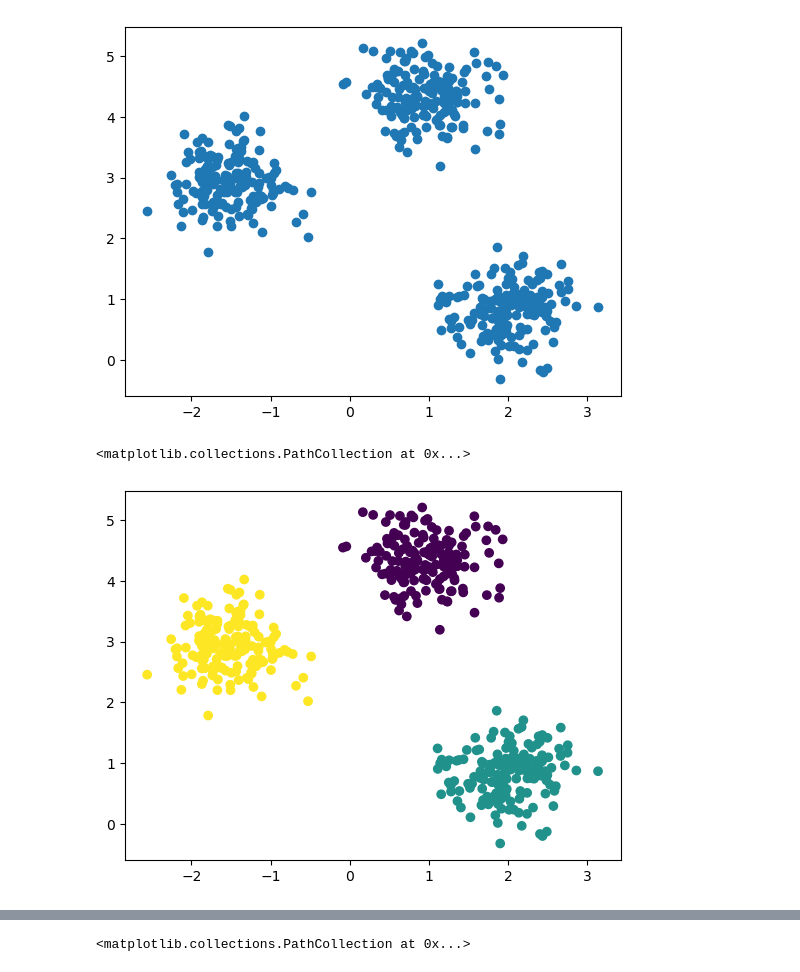
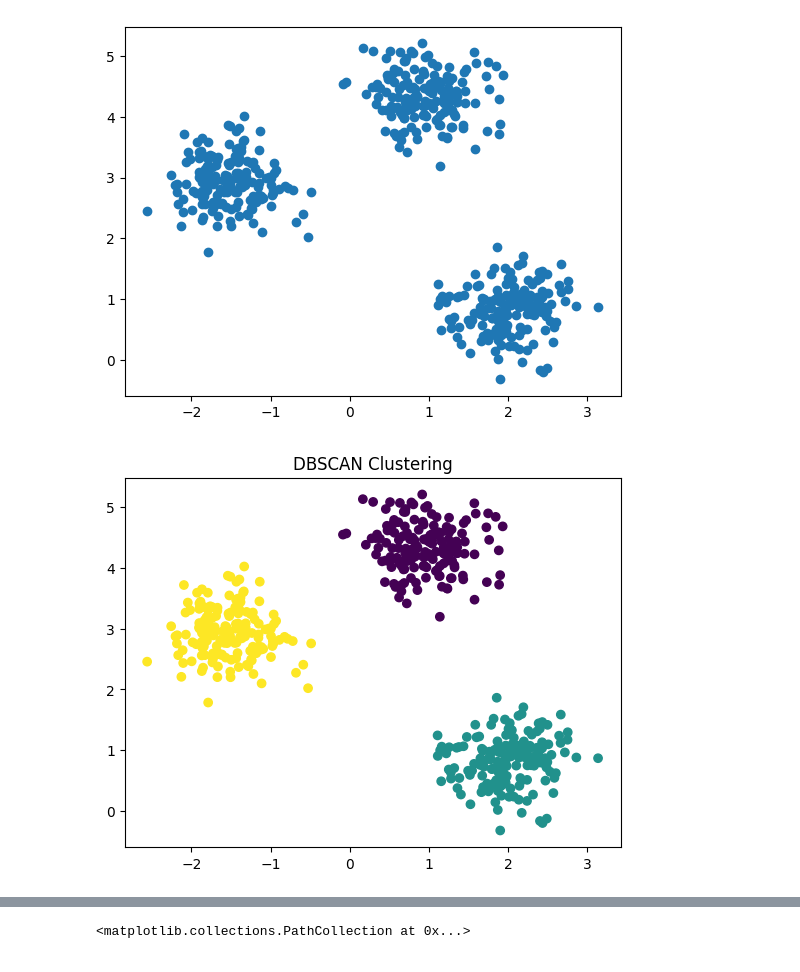
Before and after one commit to Aamiruem/5-mintes-Fullstack-Data-Science-and-AI, a Jupyter notebook: Lecture12/Session 12/20)Outliers.ipynb, the cells around one changed output, grey strips where cells are left out. Cells and saved outputs as stored; diff of their text form; code cells hidden in the pictures.

```diff
--- a/Lecture12/Session 12/20)Outliers.ipynb
+++ b/Lecture12/Session 12/20)Outliers.ipynb
@@ -17,6 +18,7 @@ db = DBSCAN(eps=0.3, min_samples=10).fit(x)
 # %%
-plt.scatter(x[:,0], x[:,1],c=y)
+plt.scatter(x[:, 0], x[:, 1], c=y)  # means color by cluster labels
+plt.title("DBSCAN Clustering")
+plt.show()
 # %% [output]
-<matplotlib.collections.PathCollection at 0x...>
-[figure, old version]
+[figure, new version]
 # %%
```
Also changed, not shown: parts of 12 cells of this notebook, 2 other files.
